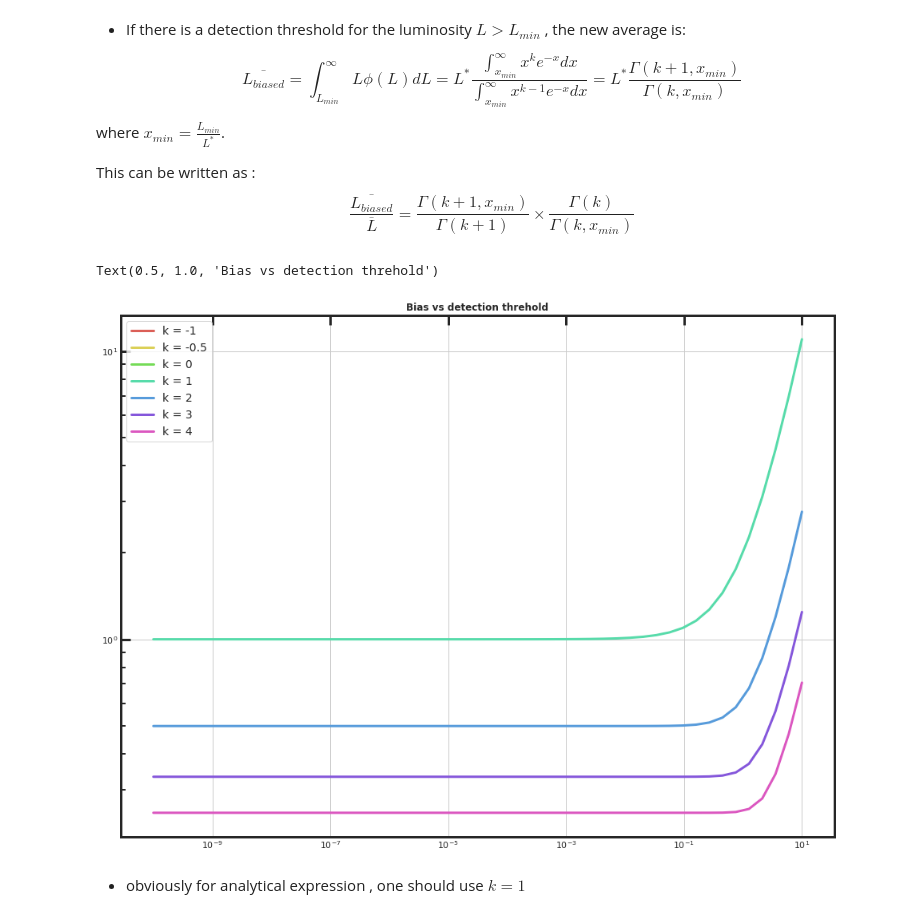
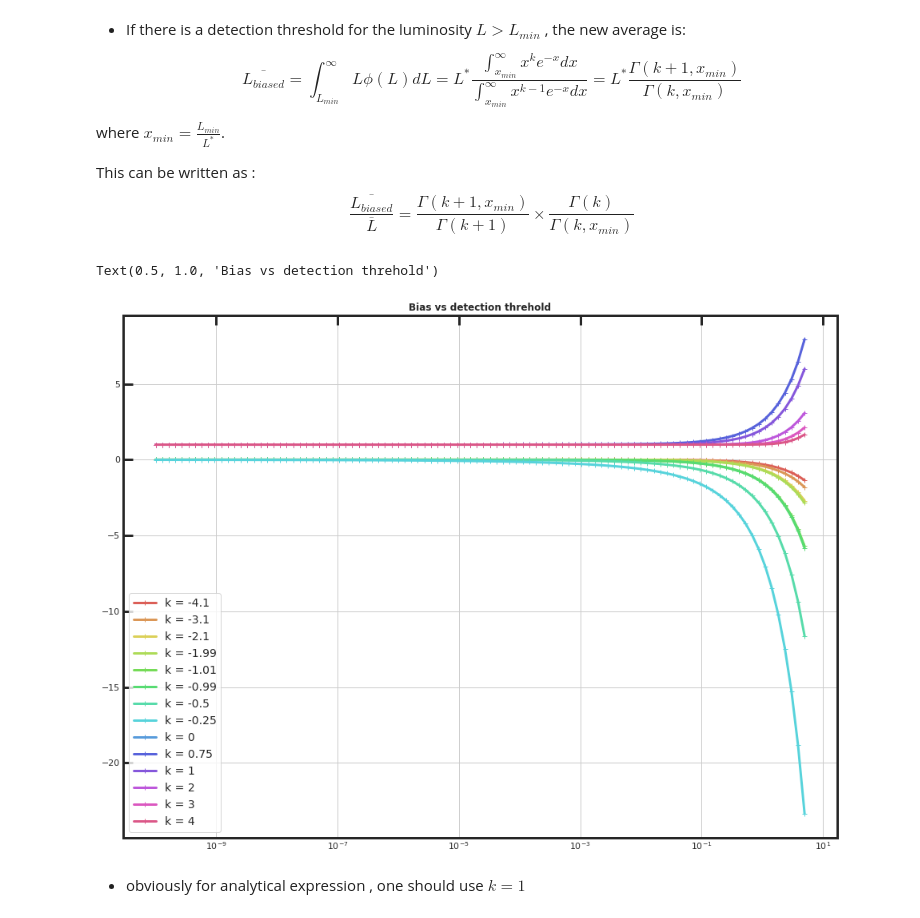
Before and after one commit to sylvielsstfr/Photoz-tools, a Jupyter notebook: ModelLuminosity.ipynb, the cells around one changed output. Cells and saved outputs as stored; diff of their text form; code cells hidden in the pictures.

```diff
--- a/ModelLuminosity.ipynb
+++ b/ModelLuminosity.ipynb
@@ -152,12 +161,27 @@ $$
 - this gives the definition of $L^*$ for a known $\overline{L}$ and fixed $k = \alpha + 1$
 # %% [markdown]
 ### Plot upper incomplete Gamma function
+# %%
+def gammaincc_ext(k, x):
+    if k>=0.:
+        y = sc.gammaincc(k, x)
+    #elif k > -1:
+    #    y = (1/k)*( sc.gammaincc(k+1, x) - np.power(x, k)/np.exp(x) )
+    else: #recursive call
+        y = ( 1/(k*sc.gamma(k)) ) * ( gammaincc_ext(k+1., x)*sc.gamma(k+1.) - np.float_power(x, k)*np.exp(-x) )
+    return y
+
+def gamma_ext(k):
+    if k>-1. and k<0.:
+        y = (1/k)*( sc.gamma(k+1.) )
+    else:
+        y = sc.gamma(k)
+    return y
 # %%
 fig = plt.figure(figsize=(16,12))
 ax=fig.add_subplot(1,1,1)
 for k in K:
-    y=sc.gammaincc(k, x)
-    ax.plot(x,y,color=next(palette),label="k = "+str(k))
+    ax.plot(x, gammaincc_ext(k, x), color=next(palette), label="k = {}".format(k))
 ax.legend()
 ax.set_yscale("log")
 ax.set_xscale("log")
@@ -189,9 +213,16 @@ $$
 $$
 # %%
 K0 = 0
-xmin =np.logspace(-10,1)
+xmin = np.logspace(-10, np.log10(5), 100)
 # %%
-def bias(x,k):
+def Lbar(k, Lstar=1.0):
+    return Lstar * sc.gamma(k+1.) / sc.gamma(k)
+
+def Lbiased(k, xmin, Lstar=1.0):
+    return Lstar * ( gammaincc_ext(k+1., xmin) * sc.gamma(k+1.) ) / ( gammaincc_ext(k, xmin) * sc.gamma(k) )
+
+
+def bias(x,k, Lstar=1.0):
     """
     \frac{\overline{L_{biased}}}{\overline{L}} = \frac{\Gamma(k+1,x_{min})}{\Gamma(k+1)} \times \frac{\Gamma(k)}{\Gamma(k,x_{min})}
 
@@ -201,20 +232,22 @@ def bias(x,k):
      - k = alpha + 1
     """
 
-    bias = sc.gammaincc(k+1, x)/sc.gammaincc(k, x)/sc.gamma(k+1)*sc.gamma(k)
+    #bias = sc.gammaincc(k+1, x)/sc.gammaincc(k, x) * sc.gamma(k) / sc.gamma(k+1)
+    bias = gammaincc_ext(k+1, x)/gammaincc_ext(k, x) #(1/k) # because Gamma(k+1) = k*Gamma(k) - requires k non-zero
+    #bias = Lbiased(k, x, Lstar=Lstar) / Lbar(k, Lstar=Lstar)
     return bias
 # %%
 fig = plt.figure(figsize=(16,12))
 ax=fig.add_subplot(1,1,1)
 for k in K:
-    ax.plot(xmin,bias(xmin,k),color=next(palette),label="k = "+str(k))
-ax.set_yscale("log")
+    ax.plot(xmin,bias(xmin,k),color=next(palette), marker='+', label="k = "+str(k))
+#ax.set_yscale("log")
 ax.set_xscale("log")
 ax.legend()
 ax.grid()
 ax.set_title("Bias vs detection threhold",weight="bold")
 # %% [output]
 Text(0.5, 1.0, 'Bias vs detection threhold')
-[figure, old version]
+[figure, new version]
 # %% [markdown]
 - obviously for analytical expression , one should use $k=1$
```
Also changed, not shown: parts of 6 cells of this notebook, 1 other file.
